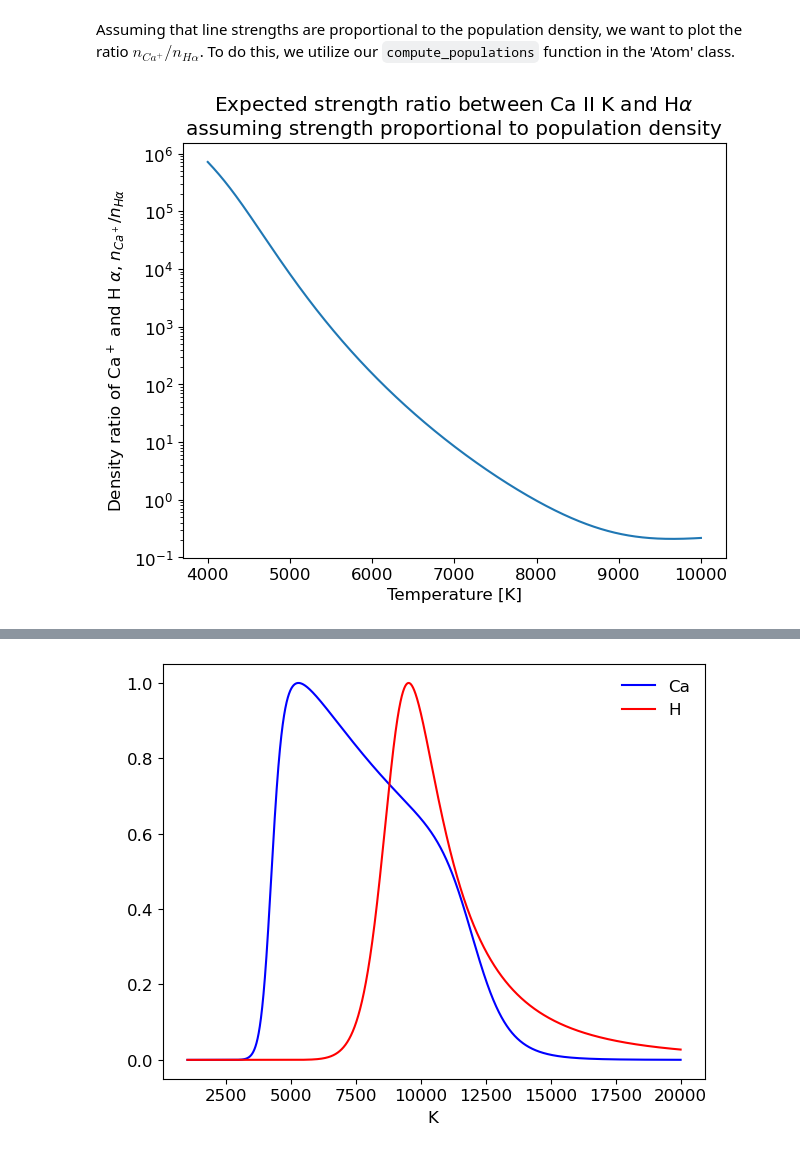
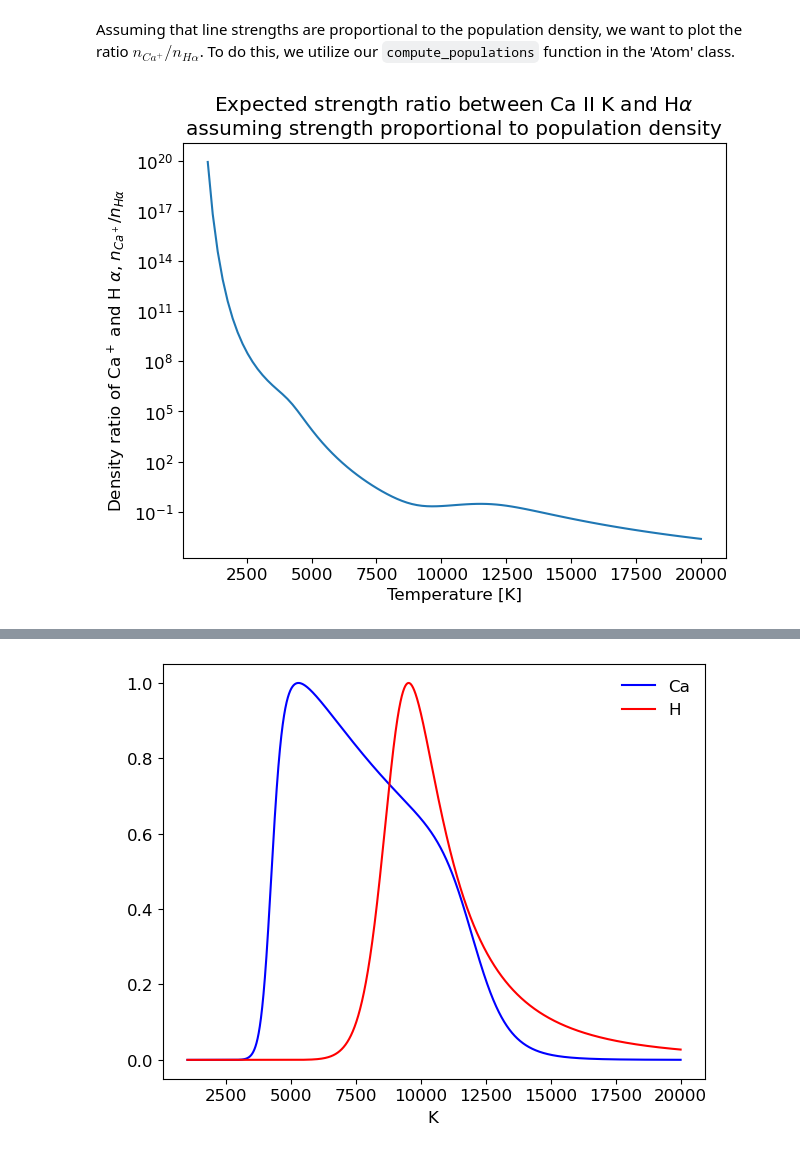
Before and after one commit to Vikenes/AST4310_project1, a Jupyter notebook: p1_assignment.ipynb, the cells around one changed output, grey strips where cells are left out. Cells and saved outputs as stored; diff of their text form; code cells hidden in the pictures.

```diff
--- a/p1_assignment.ipynb
+++ b/p1_assignment.ipynb
@@ -416,22 +417,22 @@ Assuming that line strengths are proportional to the population density, we want
 # %%
 #   strength ratio comparison
 H = Atom("data/H_atom.txt")
-T_chrom = np.linspace(4e3, 10e3, int(1e4)) * units.K
-Pe_chrom = 1e2 * units.dyn * units.cm**(-2)
+T_chrom = np.linspace(1e3, 20e3, int(1e2)) * units.K
+Pe_chrom = (1e2 * units.dyn * units.cm**(-2)).to('Pa')
 
 Halpha_pop = H.compute_populations(T_chrom, Pe_chrom)[0,1,:]
 Ca_II_pop = Ca.compute_populations(T_chrom, Pe_chrom)[1,0,:]
 
 n_ratio = (Ca_II_pop / Halpha_pop) * 2e-6
 
 plt.plot(T_chrom, n_ratio)
 plt.yscale('log')
 title1 = r'Expected strength ratio between Ca II K and H$\alpha$'
 title2 = 'assuming strength proportional to population density'
 plt.title(title1 + '\n' + title2)
 plt.ylabel(r'Density ratio of Ca$^+$ and H $\alpha$, $n_{Ca^+} / n_{H \alpha}$')
 plt.xlabel('Temperature [K]')
 plt.show()
 # %% [output]
-[figure, old version]
+[figure, new version]
 # %%
```
Also changed, not shown: parts of 4 cells of this notebook.
